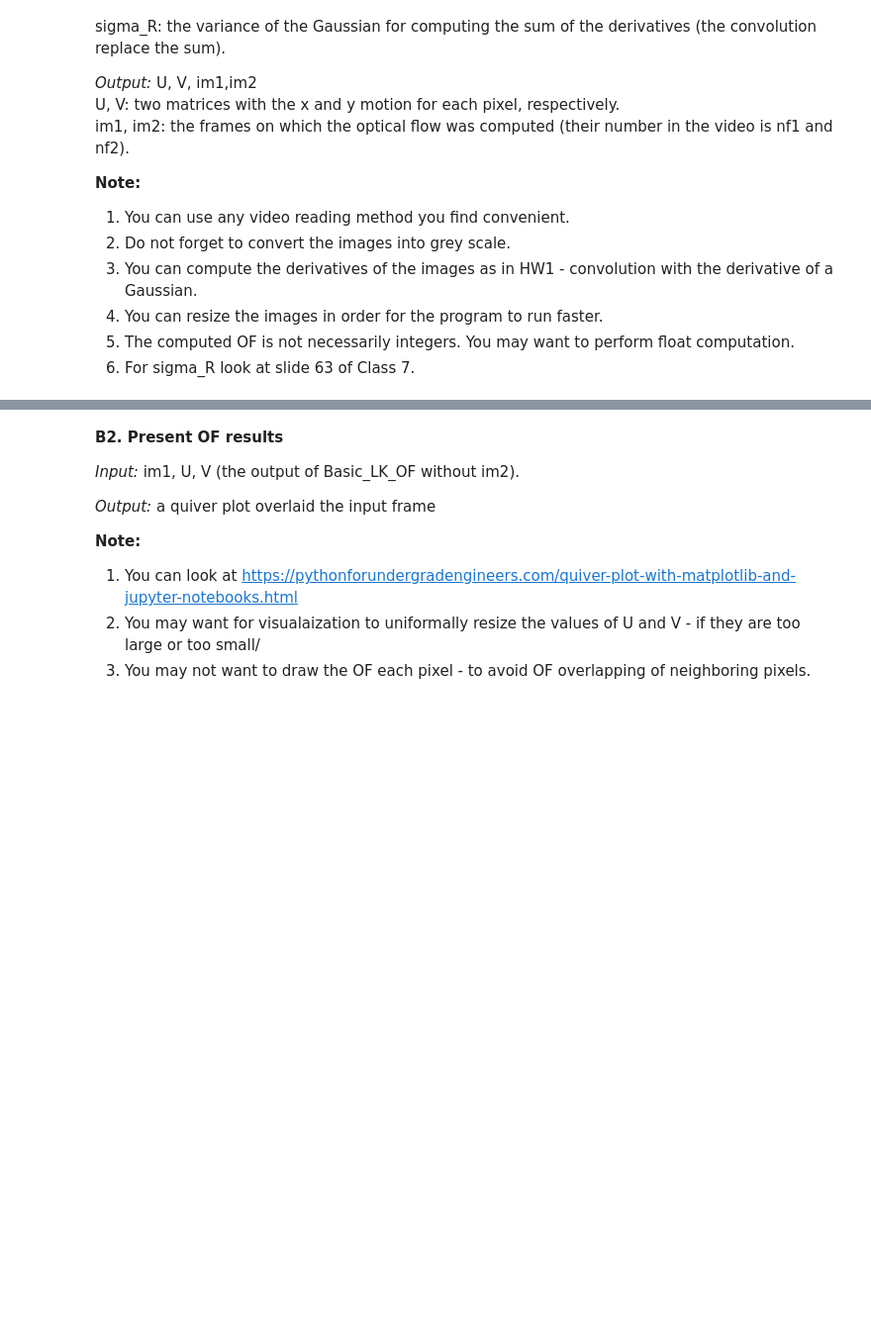
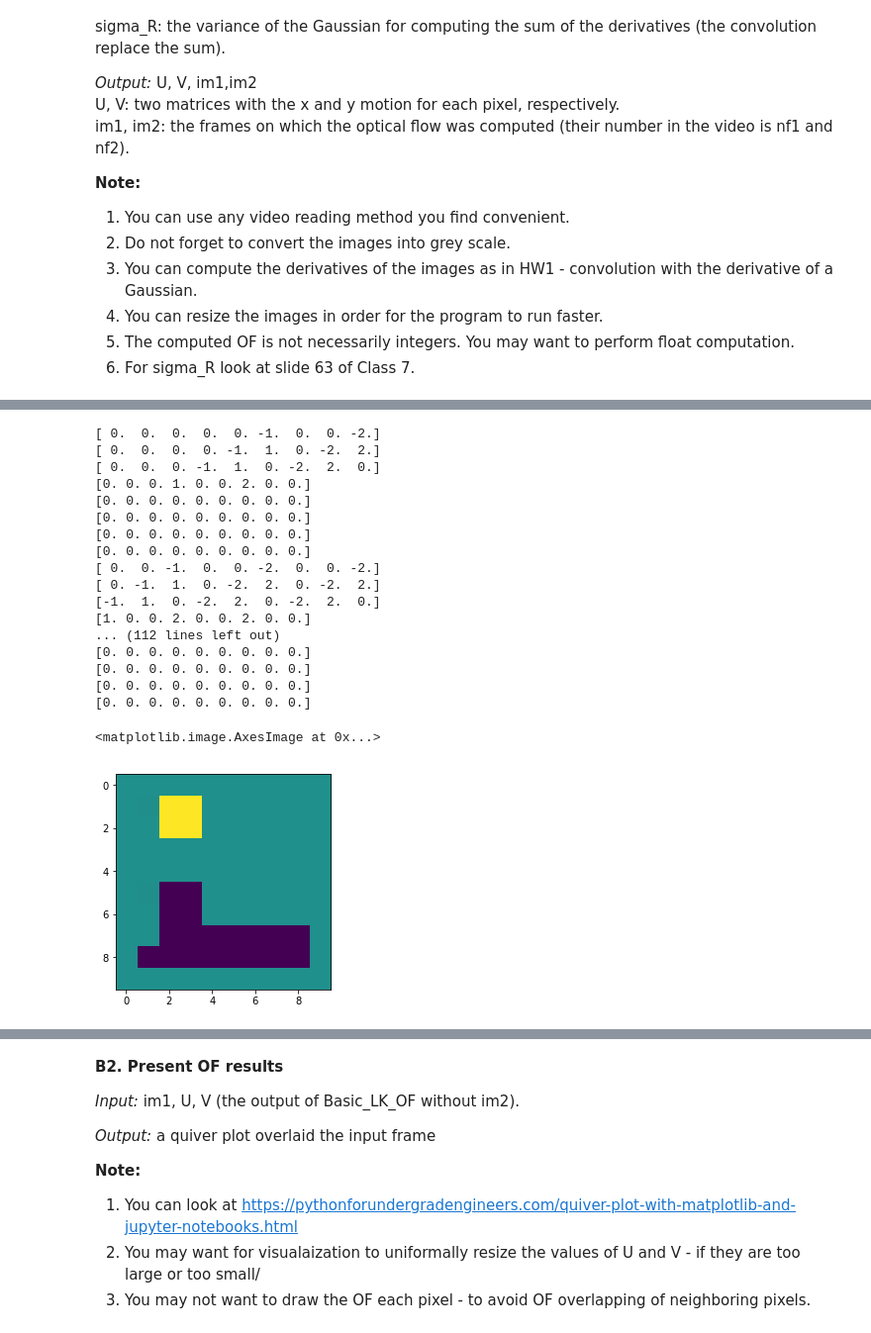
Before and after one commit to Nesher123/Computer-Vision, a Jupyter notebook: HW3/ofir.ipynb, the cells around one changed output, grey strips where cells are left out. Shown: that part at 99% size. Saved outputs shown, nothing was run; the diff lists cells and outputs as text; code cells hidden in the pictures; blank space fills up the shorter version.

Commit message:
working on Optical Flow

```diff
--- a/HW3/ofir.ipynb
+++ b/HW3/ofir.ipynb
@@ -158,0 +301,55 @@ TypeError: VideoCapture.open() missing required argument 'index' (pos 1)
+# %%
+def optical_flow(I1g, I2g, window_size, tau=1e-2):
+    kernel_x = np.array([[-1., 1.], [-1., 1.]])
+    kernel_y = np.array([[-1., -1.], [1., 1.]])
+    kernel_t = np.array([[1., 1.], [1., 1.]])#*.25
+    w = window_size//2 # window_size is odd, all the pixels with offset in between [-w, w] are inside the window
+    I1g = I1g / 255. # normalize pixels
+    I2g = I2g / 255. # normalize pixels
+    # Implement Lucas Kanade
+    # for each point, calculate I_x, I_y, I_t
+    mode = 'same'
+    fx = convolve2d(I1g, kernel_x, boundary='symm', mode=mode)
+    fy = convolve2d(I1g, kernel_y, boundary='symm', mode=mode)
+    ft = convolve2d(I2g, kernel_t, boundary='symm', mode=mode) +\
+         convolve2d(I1g, -kernel_t, boundary='symm', mode=mode)
+    u = np.zeros(I1g.shape)
+    v = np.zeros(I1g.shape)
+    # within window window_size * window_size
+    for i in range(w, I1g.shape[0]-w):
+        for j in range(w, I1g.shape[1]-w):
+            Ix = fx[i-w:i+w+1, j-w:j+w+1].flatten()
+            print(Ix)
+            Iy = fy[i-w:i+w+1, j-w:j+w+1].flatten()
+            It = ft[i-w:i+w+1, j-w:j+w+1].flatten()
+            b = np.reshape(It, (It.shape[0],1)) # get b here
+            A = np.vstack((Ix, Iy)).T # get A here
+            if np.min(abs(np.linalg.eigvals(np.matmul(A.T, A)))) >= tau: # if threshold τ is larger than the smallest eigenvalue of A'A:
+                nu = np.matmul(np.linalg.pinv(A), b) # get velocity here
+            u[i,j]=nu[0]
+            v[i,j]=nu[1]
+    return (u,v)
+
+optical_flow(a, b, 3)
+
+plt.imshow(optical_flow(a, b, 3)[1])
+# %% [output]
+[ 0.  0.  0.  0.  0. -1.  0.  0. -2.]
+[ 0.  0.  0.  0. -1.  1.  0. -2.  2.]
+[ 0.  0.  0. -1.  1.  0. -2.  2.  0.]
+[0. 0. 0. 1. 0. 0. 2. 0. 0.]
+[0. 0. 0. 0. 0. 0. 0. 0. 0.]
+[0. 0. 0. 0. 0. 0. 0. 0. 0.]
+[0. 0. 0. 0. 0. 0. 0. 0. 0.]
+[0. 0. 0. 0. 0. 0. 0. 0. 0.]
+[ 0.  0. -1.  0.  0. -2.  0.  0. -2.]
+[ 0. -1.  1.  0. -2.  2.  0. -2.  2.]
+[-1.  1.  0. -2.  2.  0. -2.  2.  0.]
+[1. 0. 0. 2. 0. 0. 2. 0. 0.]
+... (112 lines left out)
+[0. 0. 0. 0. 0. 0. 0. 0. 0.]
+[0. 0. 0. 0. 0. 0. 0. 0. 0.]
+[0. 0. 0. 0. 0. 0. 0. 0. 0.]
+[0. 0. 0. 0. 0. 0. 0. 0. 0.]
+<matplotlib.image.AxesImage at 0x...>
+[figure, added]
```
Also changed, not shown: parts of 11 cells of this notebook, 2 other files.
